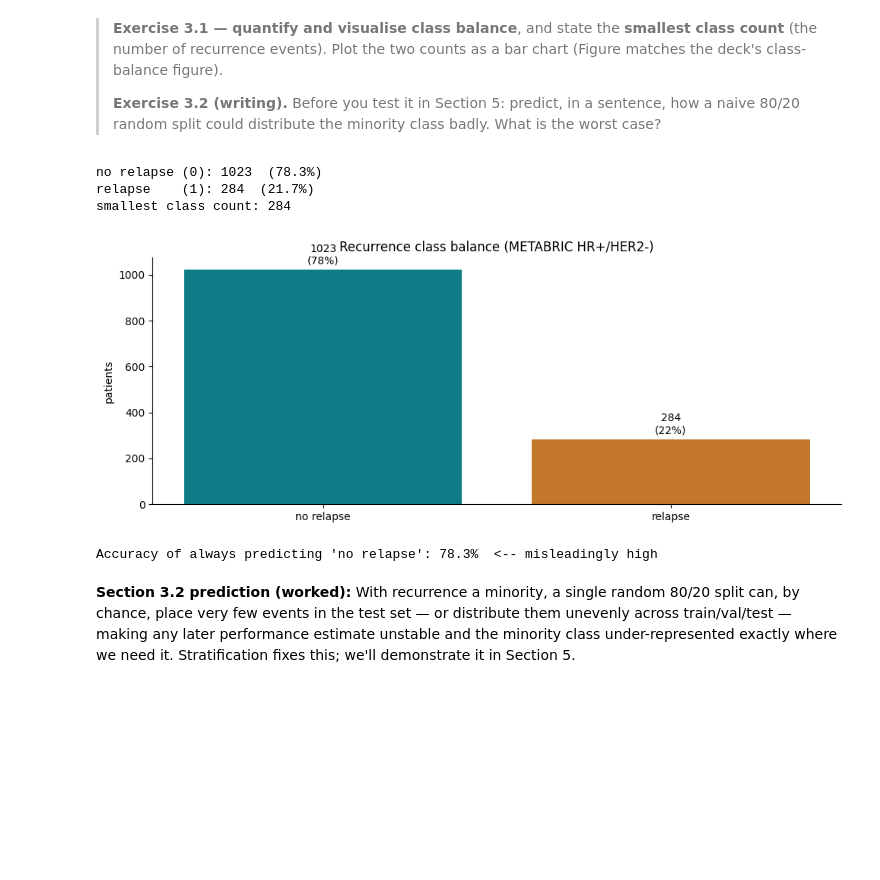
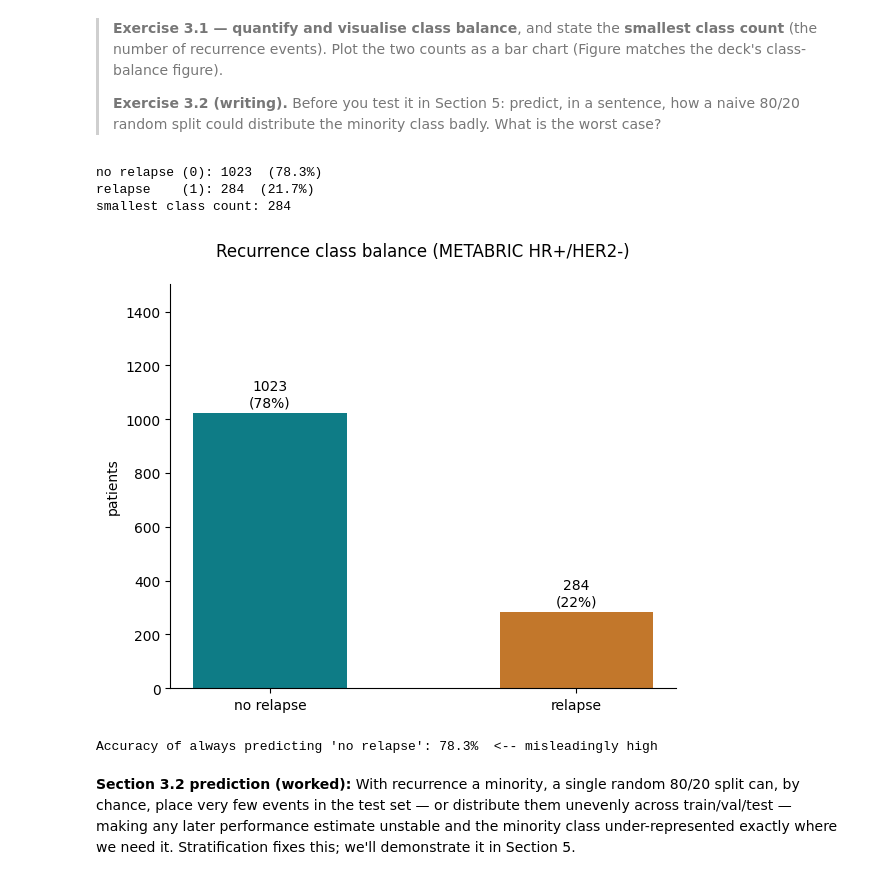
Before and after one commit to zhanyinx/ml26, a Jupyter notebook: solutions/lesson01_biological_question/notebooks/lesson01_solutions.ipynb, the cells around one changed output. Cells and saved outputs as stored; diff of their text form; code cells hidden in the pictures; blank space fills up the shorter version.

Commit message:
fixing plot appearance in recurrence class balance plot

```diff
--- a/solutions/lesson01_biological_question/notebooks/lesson01_solutions.ipynb
+++ b/solutions/lesson01_biological_question/notebooks/lesson01_solutions.ipynb
@@ -464,26 +464,28 @@ and for splitting (you must stratify).
 # %%
 counts = y.value_counts().sort_index()
 n0, n1 = int(counts.get(0, 0)), int(counts.get(1, 0))
 total = n0 + n1
 print(f"no relapse (0): {n0}  ({n0/total:.1%})")
 print(f"relapse    (1): {n1}  ({n1/total:.1%})")
 print(f"smallest class count: {min(n0, n1)}")
 
-fig, ax = plt.subplots(figsize=(10, 4))
-ax.bar(["no relapse", "relapse"], [n0, n1], color=["#0E7C86", "#C2772B"])
+fig, ax = plt.subplots(figsize=(6, 5))
+ax.bar(["no relapse", "relapse"], [n0, n1], width=0.5, color=["#0E7C86", "#C2772B"])
 for i, v in enumerate([n0, n1]):
     ax.text(i, v + total*0.01, f"{v}\n({v/total:.0%})", ha="center", va="bottom", fontsize=10)
-ax.set_ylabel("patients"); ax.set_title("Recurrence class balance (METABRIC HR+/HER2-)")
+ax.set_ylim(0, total * 1.15)
+ax.set_ylabel("patients")
+ax.set_title("Recurrence class balance (METABRIC HR+/HER2-)", pad=20)
 ax.spines[["top", "right"]].set_visible(False)
 plt.tight_layout(); plt.show()
 
 # A constant "no relapse" classifier would score this accuracy -- the trap:
 print(f"\nAccuracy of always predicting 'no relapse': {n0/total:.1%}  <-- misleadingly high")
 # %% [output]
 no relapse (0): 1023  (78.3%)
 relapse    (1): 284  (21.7%)
 smallest class count: 284
-[figure, old version]
+[figure, new version]
 Accuracy of always predicting 'no relapse': 78.3%  <-- misleadingly high
 # %% [markdown]
 **Section 3.2 prediction (worked):** With recurrence a minority, a single random 80/20 split can,
```
